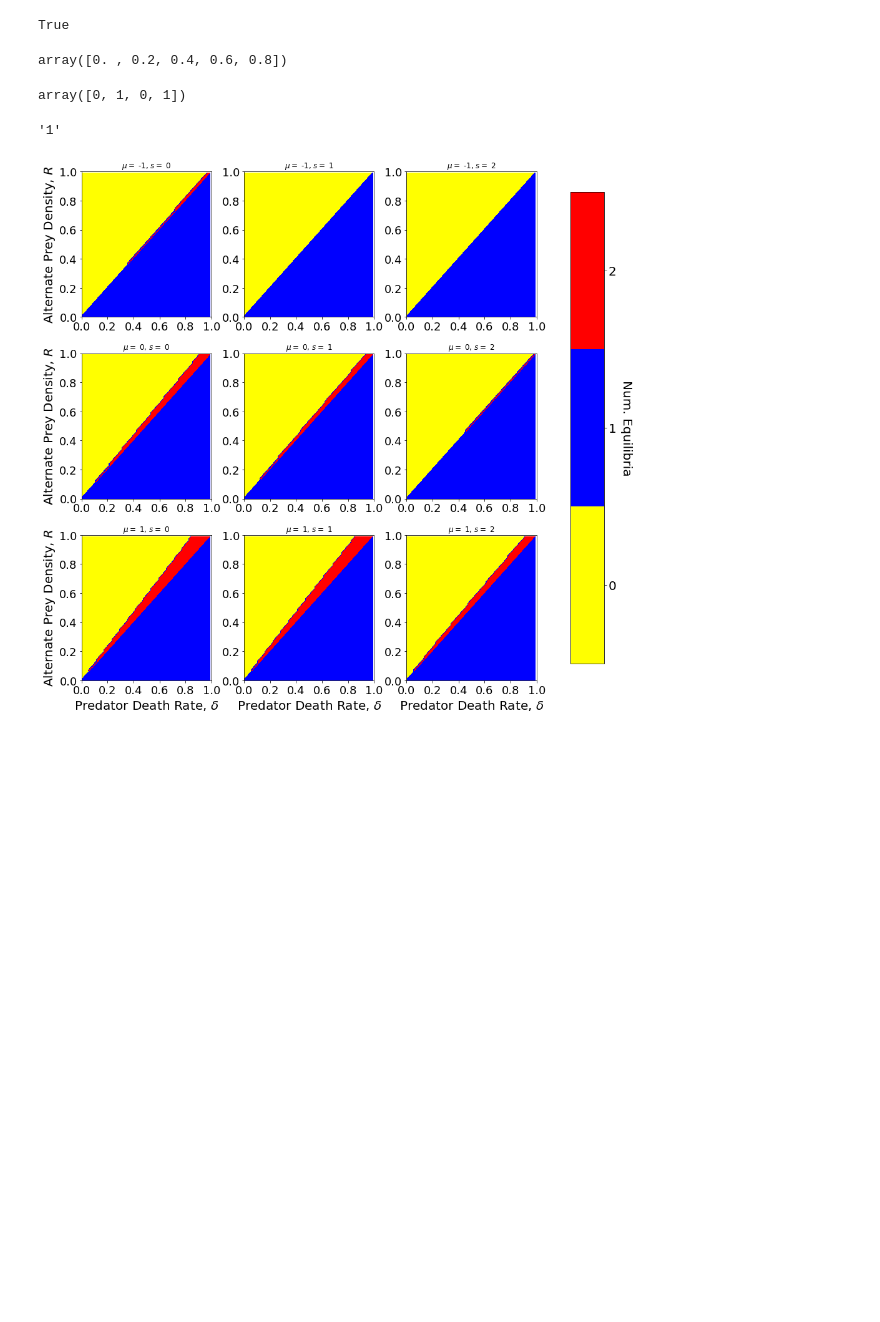
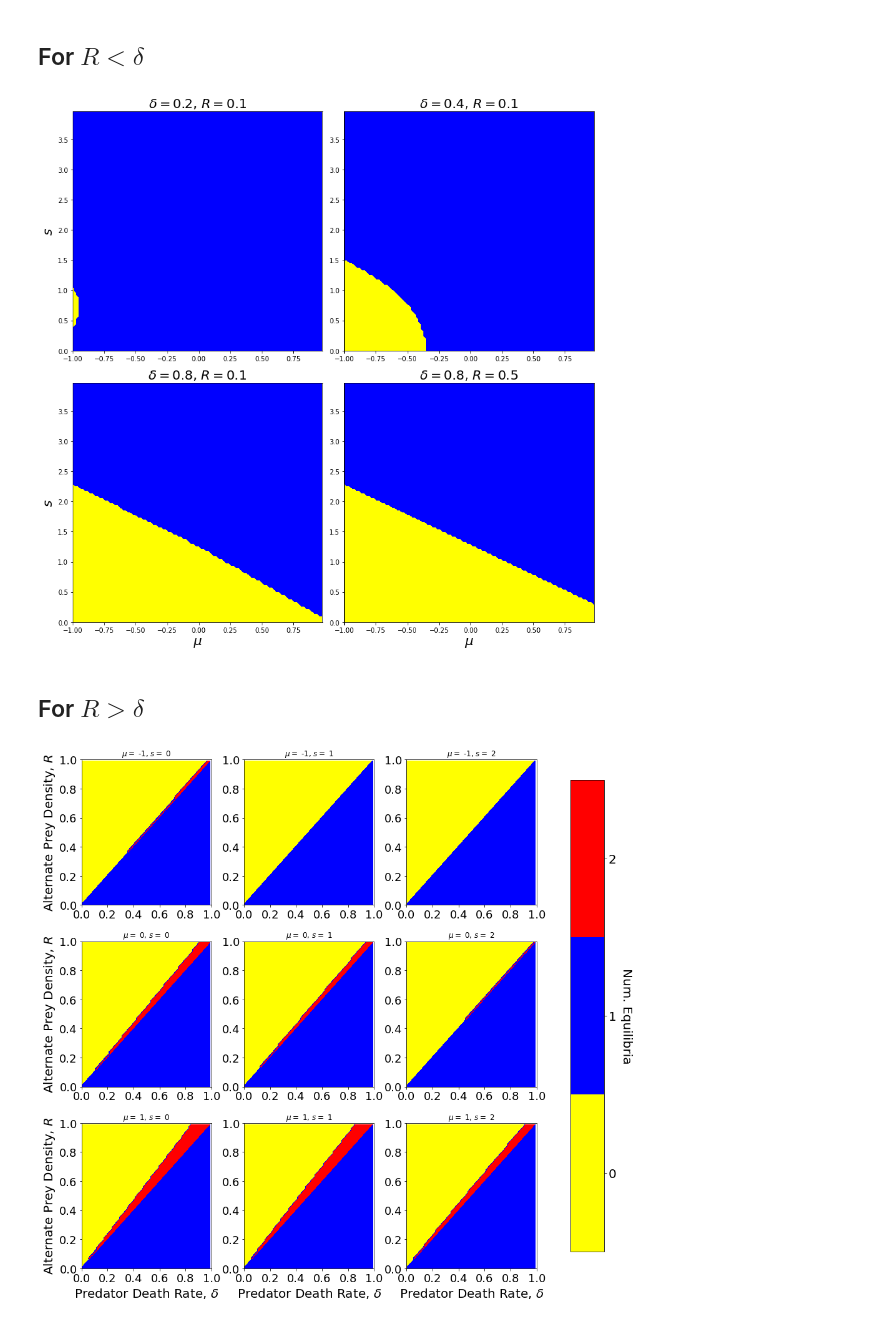
Before and after one commit to taliaborofsky/PopDyn_NoDelay, a Jupyter notebook: Analysis_Equilibria.ipynb, the cells around one changed output. Cells and saved outputs as stored; diff of their text form; code cells hidden in the pictures; blank space fills up the shorter version.

```diff
--- a/Analysis_Equilibria.ipynb
+++ b/Analysis_Equilibria.ipynb
@@ -155,19 +17,43 @@ Writing equilibriumfuns.py
-# %%
-np.isnan(np.nan)
-# %% [output]
-True
-# %%
-np.arange(0,1,0.2)
-# %% [output]
-array([0. , 0.2, 0.4, 0.6, 0.8])
-# %%
-np.tile([0,1],2)
-# %% [output]
-array([0, 1, 0, 1])
-# %%
-str(1)
-# %% [output]
-'1'
+# %% [markdown]
+## For $R < \delta$
+# %%
+def separator(pc,K,delta,R):
+    result = pc*(1-R)+(delta-R)*(1+R)*(2*K/(1+delta)-1)
+    return(result)
+
+
+
+muvals = np.arange(-1,1,0.02)
+svals = np.arange(0,4,0.04)
+mumesh,smesh = np.meshgrid(muvals,svals)
+
+K = Kfun(smesh,scs.norm(mumesh))
+pc = pcfun(smesh,scs.norm(mumesh))
+
+
+
+fig, axes = plt.subplots(2,2,figsize = (12,12))
+axs = axes.flatten()
+
+deltas = [0.2,0.4,0.8,0.8]
+Rs = [0.1,0.1,0.1,0.5]
+
+for i in range(0,4):
+    delta = deltas[i]
+    R = Rs[i]
+    ax = axs[i]
+    cp = ax.contourf(mumesh,smesh, separator(pc,K,delta, R)>0, levels = [-0.5,0.5,1.5], colors = ['yellow','blue'])
+    ax.set_title(r'$\delta =$%.1f, $R=$%.1f'%(delta,R), fontsize = 20)
+    if i == 0 or i == 2:
+        ax.set_ylabel(r'$s$',fontsize=20)
+    if i>=2:
+        ax.set_xlabel(r'$\mu$', fontsize = 20)
+fig.tight_layout()
+fig.savefig(fig_directory + '/Equilibria_RlessthanDelta.jpg',dpi=600)
+# %% [output]
+[figure, added]
+# %% [markdown]
+## For $R > \delta$
 # %%
 deltavals = np.arange(0,1,0.01)
 Rvals = np.arange(0,1,0.01)
```
Also changed, not shown: parts of 26 cells of this notebook, 1 other file.
